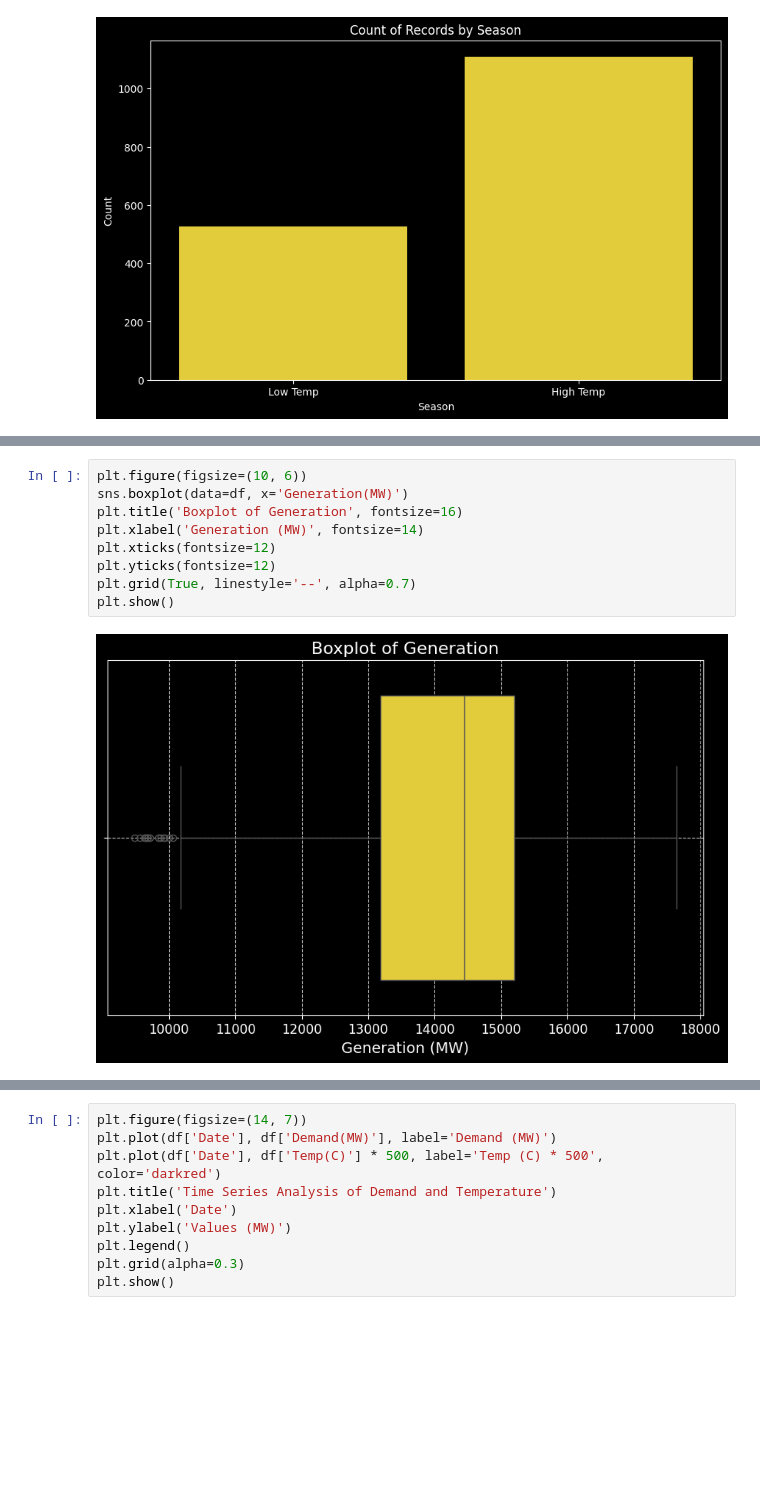
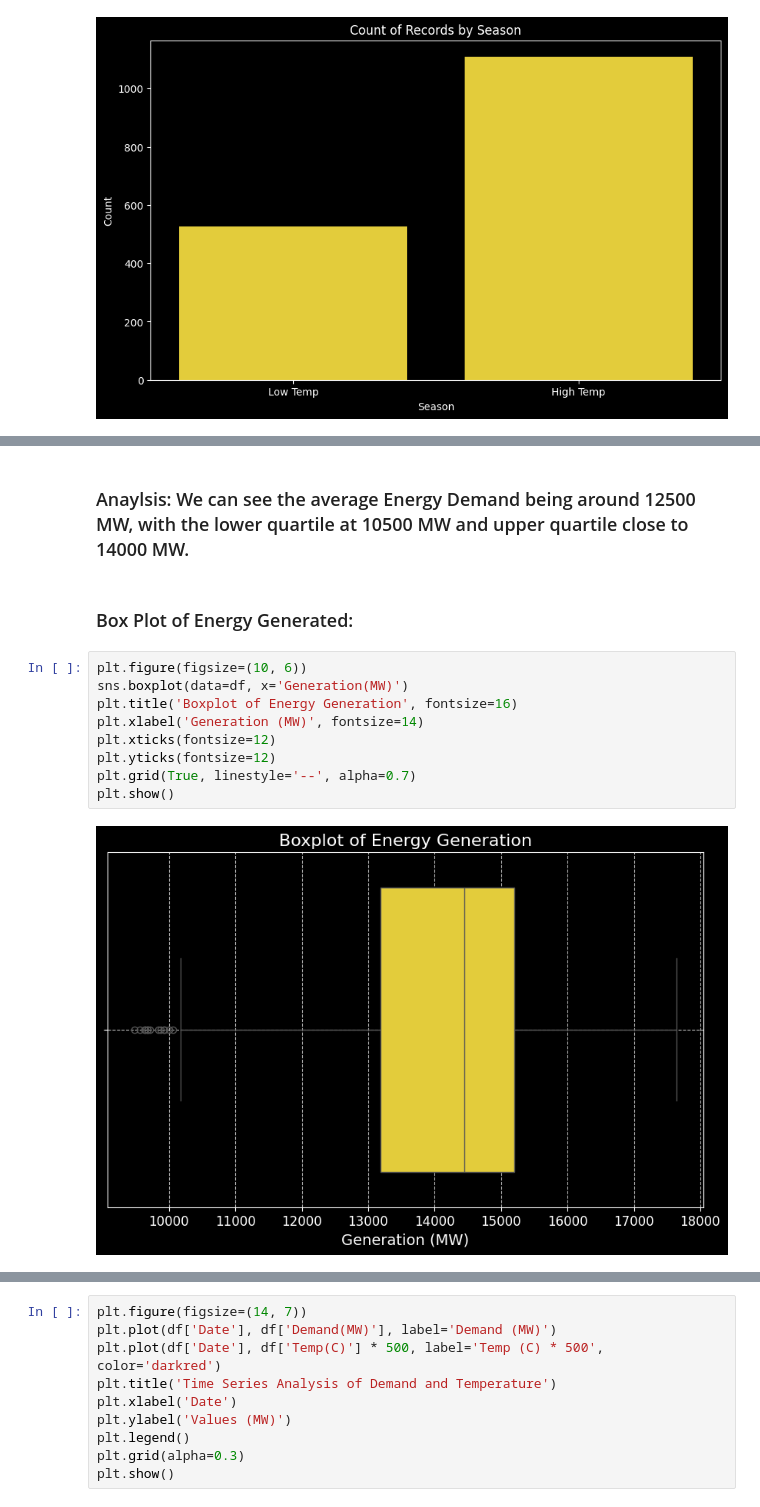
Before and after one commit to rajin-khan/GridGenius, a Jupyter notebook: Collection/EDA5.ipynb, the cells around one changed output, grey strips where cells are left out. Saved outputs shown, nothing was run; the diff lists cells and outputs as text; blank space fills up the shorter version.

```diff
--- a/Collection/EDA5.ipynb
+++ b/Collection/EDA5.ipynb
@@ -295,14 +379,18 @@ plt.grid(True, linestyle='--', alpha=0.7)
 plt.show()
 # %% [output]
 [figure]
+# %% [markdown]
+### Anaylsis: We can see the average Energy Demand being around 12500 MW, with the lower quartile at 10500 MW and upper quartile close to 14000 MW.
+# %% [markdown]
+### Box Plot of Energy Generated:
 # %%
 plt.figure(figsize=(10, 6))
 sns.boxplot(data=df, x='Generation(MW)')
-plt.title('Boxplot of Generation', fontsize=16)
+plt.title('Boxplot of Energy Generation', fontsize=16)
 plt.xlabel('Generation (MW)', fontsize=14)
 plt.xticks(fontsize=12)
 plt.yticks(fontsize=12)
 plt.grid(True, linestyle='--', alpha=0.7)
 plt.show()
 # %% [output]
-[figure, old version]
+[figure, new version]
```
Also changed, not shown: parts of 50 cells of this notebook.
